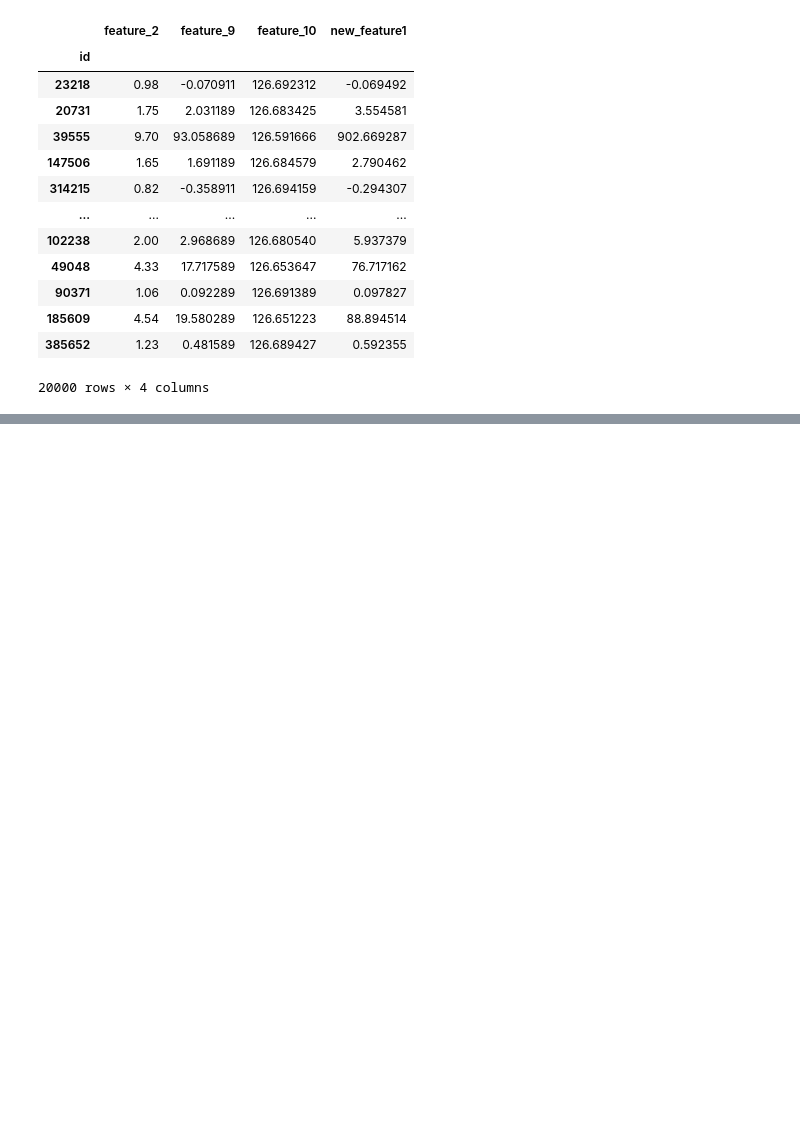
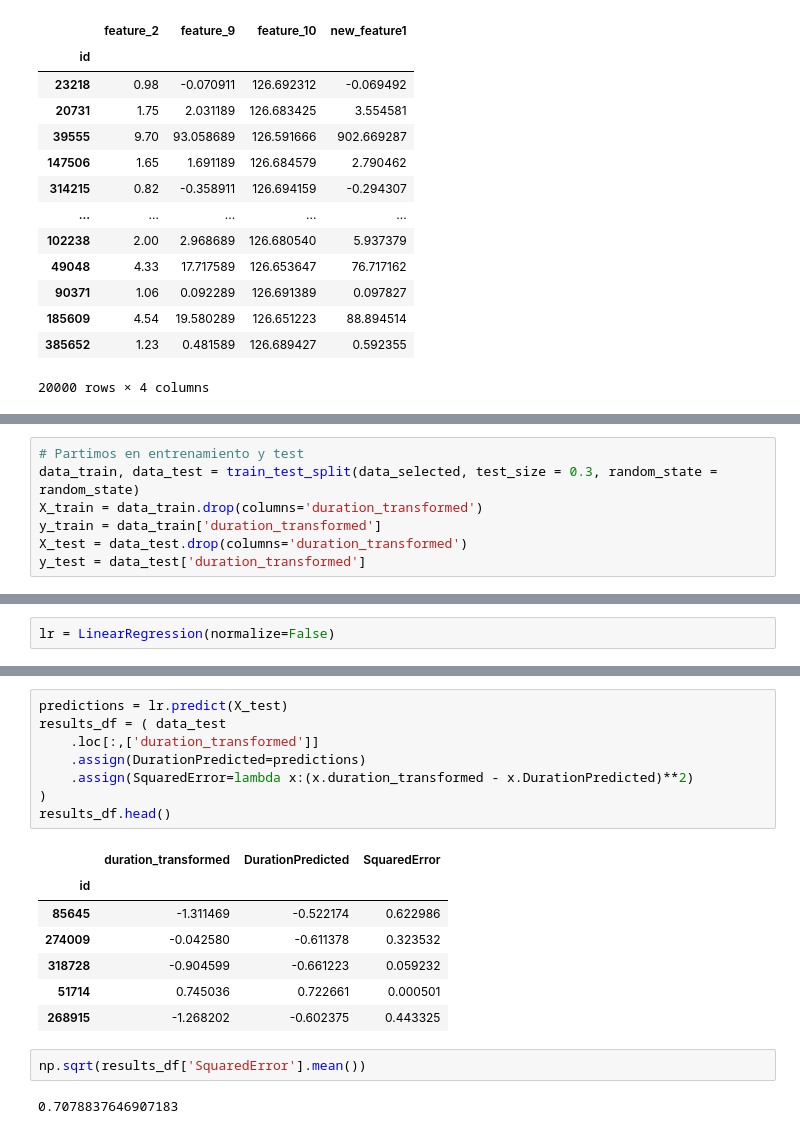
Before and after one commit to BLACKA10/prueba_ML, a Jupyter notebook: Final.ipynb, the cells around one changed output, grey strips where cells are left out. Drawn from its saved outputs; the diff is of its cells as text; blank space fills up the shorter version.

```diff
--- a/Final.ipynb
+++ b/Final.ipynb
@@ -349,0 +369,7 @@ X_selected
+# %%
+# Partimos en entrenamiento y test
+data_train, data_test = train_test_split(data_selected, test_size = 0.3, random_state = random_state)
+X_train = data_train.drop(columns='duration_transformed')
+y_train = data_train['duration_transformed']
+X_test = data_test.drop(columns='duration_transformed')
+y_test = data_test['duration_transformed']
@@ -349,0 +378,2 @@ X_selected
+# %%
+lr = LinearRegression(normalize=False)
@@ -349,0 +390,20 @@ X_selected
+# %%
+predictions = lr.predict(X_test)
+results_df = ( data_test
+    .loc[:,['duration_transformed']]
+    .assign(DurationPredicted=predictions)
+    .assign(SquaredError=lambda x:(x.duration_transformed - x.DurationPredicted)**2)
+)
+results_df.head()
+# %% [output]
+|  | duration_transformed | DurationPredicted | SquaredError |
+| id |  |  |  |
+| 85645 | -1.311469 | -0.522174 | 0.622986 |
+| 274009 | -0.042580 | -0.611378 | 0.323532 |
+| 318728 | -0.904599 | -0.661223 | 0.059232 |
+| 51714 | 0.745036 | 0.722661 | 0.000501 |
+| 268915 | -1.268202 | -0.602375 | 0.443325 |
+# %%
+np.sqrt(results_df['SquaredError'].mean())
+# %% [output]
+0.7078837646907183
```
Also changed, not shown: parts of 9 cells of this notebook.
